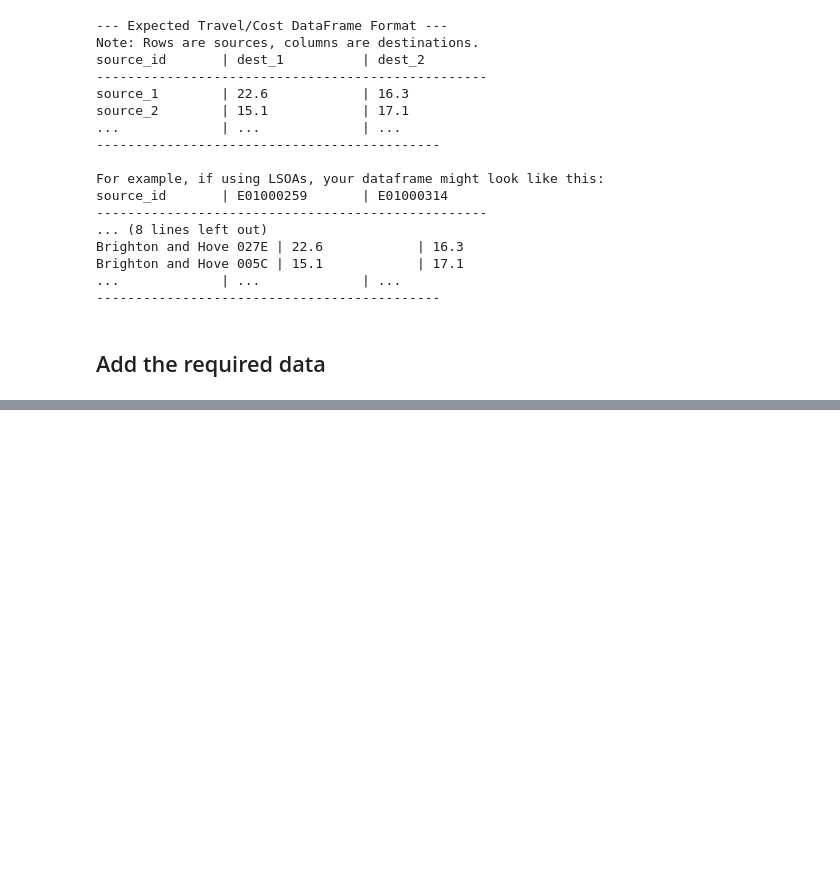
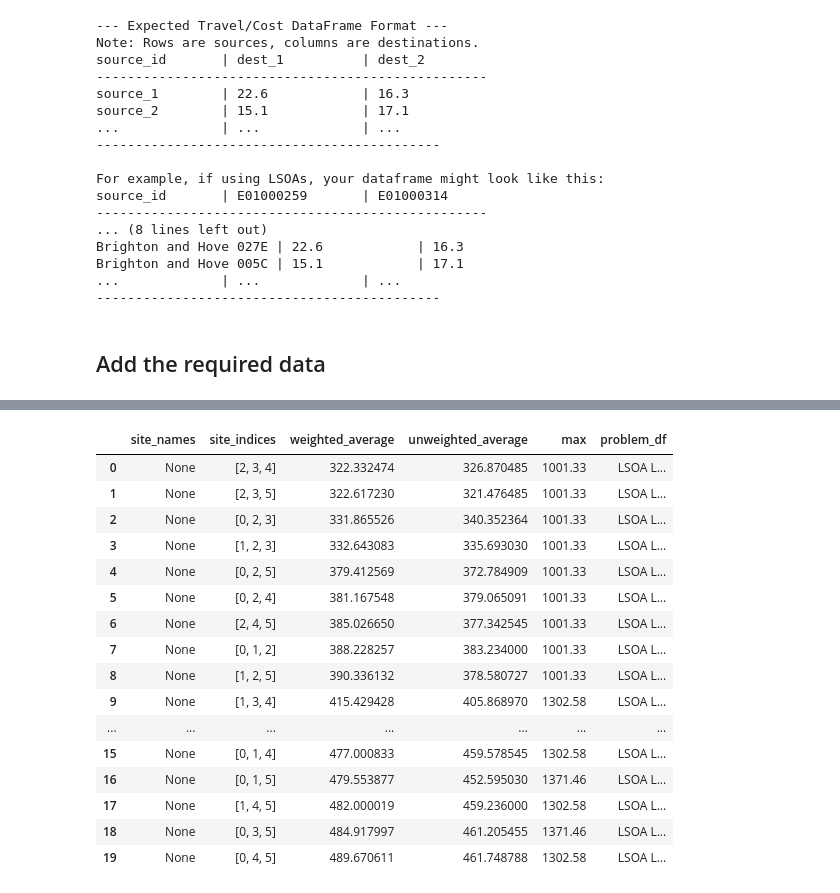
Before and after one commit to hsma-tools/lokigi, a Jupyter notebook: examples/location/simple.ipynb, the cells around one changed output, grey strips where cells are left out. Cells and saved outputs as stored; diff of their text form; code cells hidden in the pictures; blank space fills up the shorter version.

```diff
--- a/examples/location/simple.ipynb
+++ b/examples/location/simple.ipynb
@@ -104,0 +174,21 @@ problem.plot_sites()
+# %%
+solutions = problem.solve_pmedian(p=3)
+solutions.show_solutions()
+# %% [output]
+|  | site_names | site_indices | weighted_average | unweighted_average | max | problem_df |
+| 0 | None | [2, 3, 4] | 322.332474 | 326.870485 | 1001.33 | LSOA L... |
+| 1 | None | [2, 3, 5] | 322.617230 | 321.476485 | 1001.33 | LSOA L... |
+| 2 | None | [0, 2, 3] | 331.865526 | 340.352364 | 1001.33 | LSOA L... |
+| 3 | None | [1, 2, 3] | 332.643083 | 335.693030 | 1001.33 | LSOA L... |
+| 4 | None | [0, 2, 5] | 379.412569 | 372.784909 | 1001.33 | LSOA L... |
+| 5 | None | [0, 2, 4] | 381.167548 | 379.065091 | 1001.33 | LSOA L... |
+| 6 | None | [2, 4, 5] | 385.026650 | 377.342545 | 1001.33 | LSOA L... |
+| 7 | None | [0, 1, 2] | 388.228257 | 383.234000 | 1001.33 | LSOA L... |
+| 8 | None | [1, 2, 5] | 390.336132 | 378.580727 | 1001.33 | LSOA L... |
+| 9 | None | [1, 3, 4] | 415.429428 | 405.868970 | 1302.58 | LSOA L... |
+| ... | ... | ... | ... | ... | ... | ... |
+| 15 | None | [0, 1, 4] | 477.000833 | 459.578545 | 1302.58 | LSOA L... |
+| 16 | None | [0, 1, 5] | 479.553877 | 452.595030 | 1371.46 | LSOA L... |
+| 17 | None | [1, 4, 5] | 482.000019 | 459.236000 | 1302.58 | LSOA L... |
+| 18 | None | [0, 3, 5] | 484.917997 | 461.205455 | 1371.46 | LSOA L... |
+| 19 | None | [0, 4, 5] | 489.670611 | 461.748788 | 1302.58 | LSOA L... |
```
Also changed, not shown: parts of 15 cells of this notebook, 4 other files.
